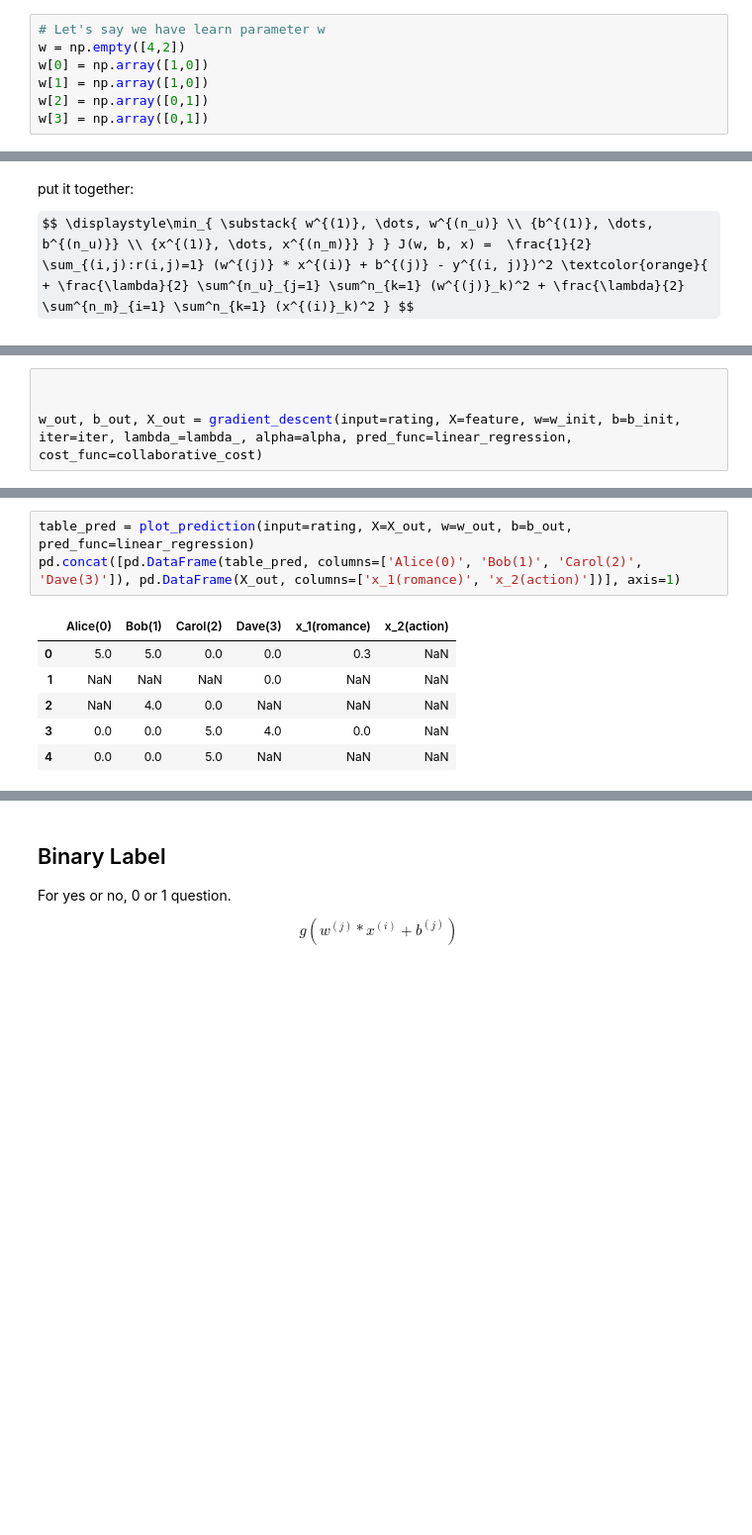
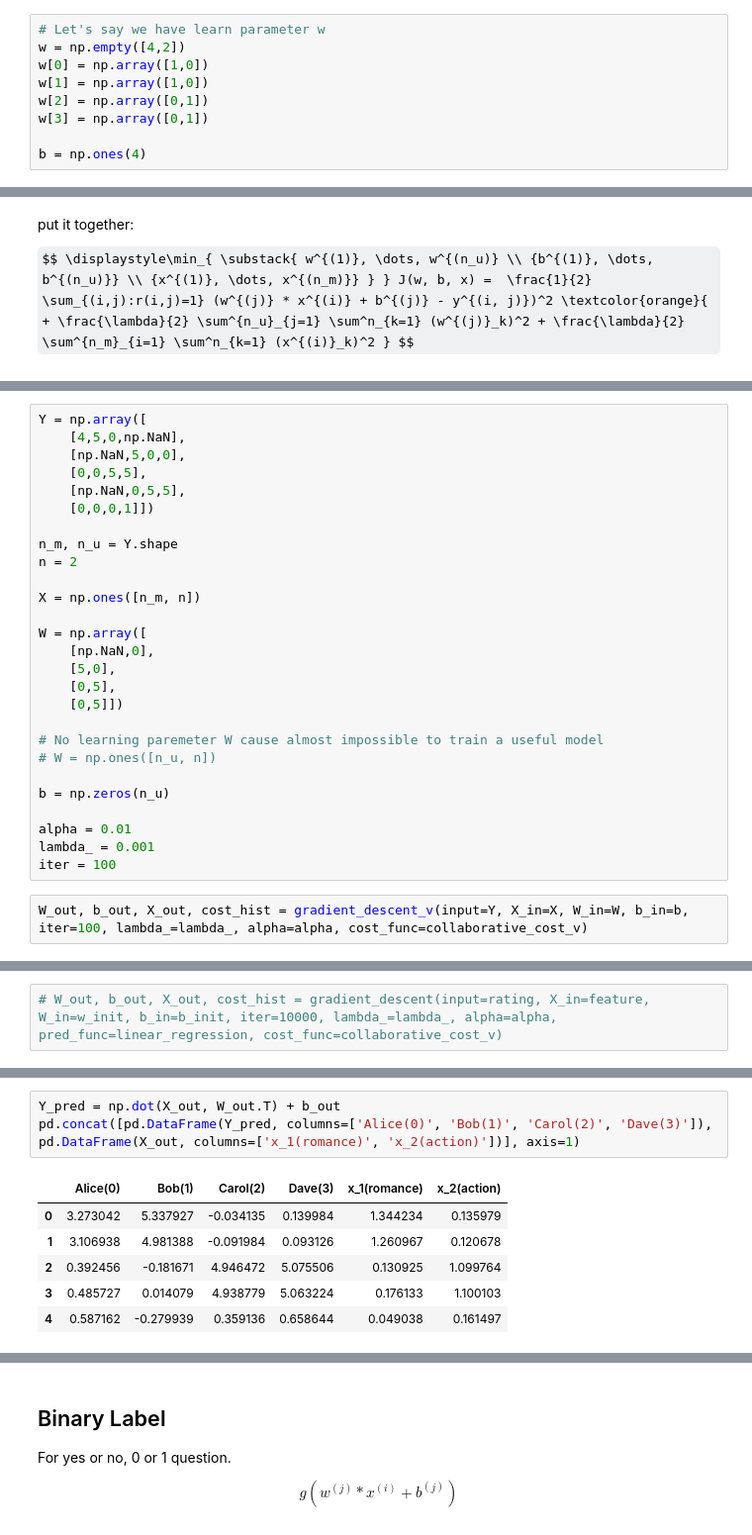
Before and after one commit to lumlong/ML_Learning, a Jupyter notebook: Recommendation.ipynb, the cells around one changed output, grey strips where cells are left out. Shown at 99% size. Saved outputs shown, nothing was run; the diff lists cells and outputs as text; some formulas as TeX source; blank space fills up the shorter version.

```diff
--- a/Recommendation.ipynb
+++ b/Recommendation.ipynb
@@ -291,6 +271,8 @@ w[0] = np.array([1,0])
 w[1] = np.array([1,0])
 w[2] = np.array([0,1])
 w[3] = np.array([0,1])
+
+b = np.ones(4)
 # %% [markdown]
 for user $j$ and movie $i$, predict rating:
 
@@ -451,0 +528,29 @@ def gradient_descent(input, X, w, b, iter, lambda_, alpha, pred_func, cost_func)
+# %%
+Y = np.array([
+    [4,5,0,np.NaN],
+    [np.NaN,5,0,0],
+    [0,0,5,5],
+    [np.NaN,0,5,5],
+    [0,0,0,1]])
+
+n_m, n_u = Y.shape
+n = 2
+
+X = np.ones([n_m, n])
+
+W = np.array([
+    [np.NaN,0],
+    [5,0],
+    [0,5],
+    [0,5]])
+
+# No learning paremeter W cause almost impossible to train a useful model
+# W = np.ones([n_u, n])
+
+b = np.zeros(n_u)
+
+alpha = 0.01
+lambda_ = 0.001
+iter = 100
+# %%
+W_out, b_out, X_out, cost_hist = gradient_descent_v(input=Y, X_in=X, W_in=W, b_in=b, iter=100, lambda_=lambda_, alpha=alpha, cost_func=collaborative_cost_v)
@@ -452,4 +561,2 @@ def gradient_descent(input, X, w, b, iter, lambda_, alpha, pred_func, cost_func)
 # %%
-
-
-w_out, b_out, X_out = gradient_descent(input=rating, X=feature, w=w_init, b=b_init, iter=iter, lambda_=lambda_, alpha=alpha, pred_func=linear_regression, cost_func=collaborative_cost)
+# W_out, b_out, X_out, cost_hist = gradient_descent(input=rating, X_in=feature, W_in=w_init, b_in=b_init, iter=10000, lambda_=lambda_, alpha=alpha, pred_func=linear_regression, cost_func=collaborative_cost_v)
@@ -458,11 +577,11 @@ NameError: name 'w_init' is not defined
 # %%
-table_pred = plot_prediction(input=rating, X=X_out, w=w_out, b=b_out, pred_func=linear_regression)
-pd.concat([pd.DataFrame(table_pred, columns=['Alice(0)', 'Bob(1)', 'Carol(2)', 'Dave(3)']), pd.DataFrame(X_out, columns=['x_1(romance)', 'x_2(action)'])], axis=1)
+Y_pred = np.dot(X_out, W_out.T) + b_out
+pd.concat([pd.DataFrame(Y_pred, columns=['Alice(0)', 'Bob(1)', 'Carol(2)', 'Dave(3)']), pd.DataFrame(X_out, columns=['x_1(romance)', 'x_2(action)'])], axis=1)
 # %% [output]
 |  | Alice(0) | Bob(1) | Carol(2) | Dave(3) | x_1(romance) | x_2(action) |
-| 0 | 5.0 | 5.0 | 0.0 | 0.0 | 0.3 | NaN |
-| 1 | NaN | NaN | NaN | 0.0 | NaN | NaN |
-| 2 | NaN | 4.0 | 0.0 | NaN | NaN | NaN |
-| 3 | 0.0 | 0.0 | 5.0 | 4.0 | 0.0 | NaN |
-| 4 | 0.0 | 0.0 | 5.0 | NaN | NaN | NaN |
+| 0 | 3.273042 | 5.337927 | -0.034135 | 0.139984 | 1.344234 | 0.135979 |
+| 1 | 3.106938 | 4.981388 | -0.091984 | 0.093126 | 1.260967 | 0.120678 |
+| 2 | 0.392456 | -0.181671 | 4.946472 | 5.075506 | 0.130925 | 1.099764 |
+| 3 | 0.485727 | 0.014079 | 4.938779 | 5.063224 | 0.176133 | 1.100103 |
+| 4 | 0.587162 | -0.279939 | 0.359136 | 0.658644 | 0.049038 | 0.161497 |
 # %% [markdown]
```
Also changed, not shown: parts of 26 cells of this notebook, 1 other file.
